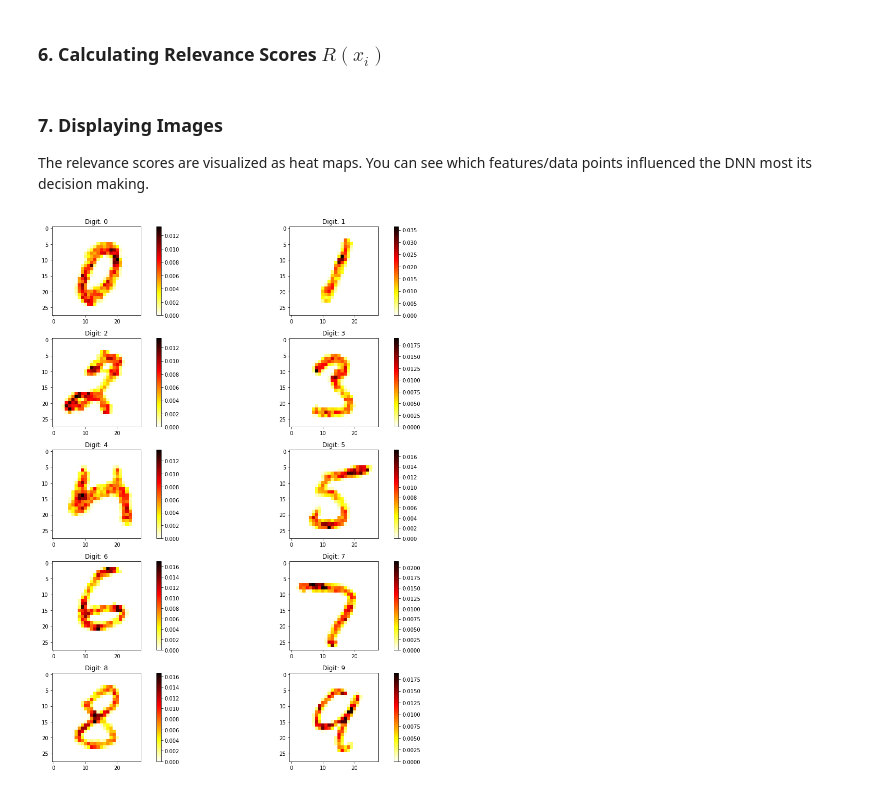
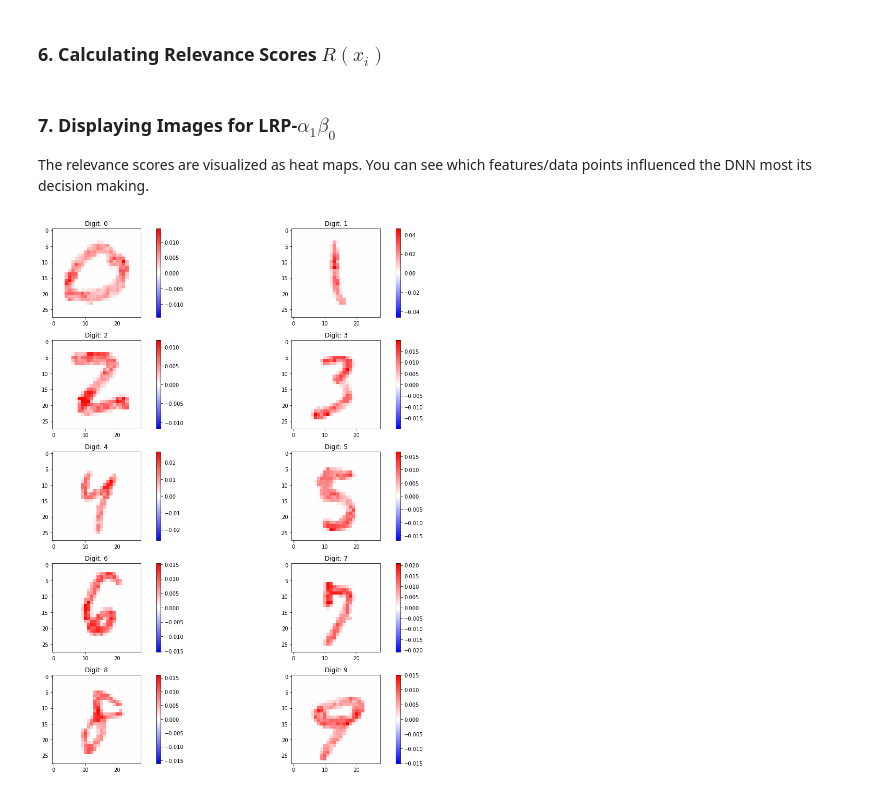
Before and after one commit to 1202kbs/Understanding-NN, a Jupyter notebook: 3.1 Layer-wise Relevance Propagation (2).ipynb, the cells around one changed output. Cells and saved outputs as stored; diff of their text form; code cells hidden in the pictures.

```diff
--- a/3.1 Layer-wise Relevance Propagation (2).ipynb
+++ b/3.1 Layer-wise Relevance Propagation (2).ipynb
@@ -138,43 +140,51 @@ pool_ksize = [1, 2, 2, 1]
 conv_strides = [1, 1, 1, 1]
 pool_strides = [1, 2, 2, 1]
 
-lrp = LRP(1, activations, weights, biases, conv_ksize, pool_ksize, conv_strides, pool_strides, 'LRP')
+weights.reverse()
+biases.reverse()
+activations.reverse()
 
-Rs = []
-for i in range(10):
-    Rs.append(lrp(i))
+# LRP-alpha1-beta0
+lrp10 = LRP(1, activations, weights, biases, conv_ksize, pool_ksize, conv_strides, pool_strides, 'LRP10')
+
+# LRP-alpha2-beta1
+lrp21 = LRP(2, activations, weights, biases, conv_ksize, pool_ksize, conv_strides, pool_strides, 'LRP21')
+
+Rs10 = [lrp10(i) for i in range(10)]
+Rs21 = [lrp21(i) for i in range(10)]
 # %% [markdown]
 ### 6. Calculating Relevance Scores $R(x_i)$
 # %%
-images = mnist.train.images
-labels = mnist.train.labels
-
 sample_imgs = []
 for i in range(10):
     sample_imgs.append(images[np.argmax(labels, axis=1) == i][3])
 
-imgs = []
+imgs10 = []
+imgs21 = []
 for i in range(10):
-    imgs.append(sess.run(Rs[i], feed_dict={X: sample_imgs[i][None,:]}))
+    imgs10.append(sess.run(Rs10[i], feed_dict={X: sample_imgs[i][None,:]}))
+    imgs21.append(sess.run(Rs21[i], feed_dict={X: sample_imgs[i][None,:]}))
 
 sess.close()
 # %% [markdown]
-### 7. Displaying Images
+### 7. Displaying Images for LRP-$\alpha_1 \beta_0$
 
 The relevance scores are visualized as heat maps. You can see which features/data points influenced the DNN most its decision making.
 # %%
 plt.figure(figsize=(15,15))
 for i in range(5):
     plt.subplot(5, 2, 2 * i + 1)
-    plt.imshow(np.reshape(imgs[2 * i], [28, 28]), cmap='hot_r')
+    vmin, vmax = pixel_range(imgs10[2 * i])
+    plt.imshow(np.reshape(imgs10[2 * i], [28, 28]), vmin=-vmax, vmax=vmax, cmap='bwr')
     plt.title('Digit: {}'.format(2 * i))
     plt.colorbar()
 
     plt.subplot(5, 2, 2 * i + 2)
-    plt.imshow(np.reshape(imgs[2 * i + 1], [28, 28]), cmap='hot_r')
+    vmin, vmax = pixel_range(imgs10[2 * i + 1])
+    plt.imshow(np.reshape(imgs10[2 * i + 1], [28, 28]), vmin=-vmax, vmax=vmax, cmap='bwr')
     plt.title('Digit: {}'.format(2 * i + 1))
     plt.colorbar()
 
 plt.tight_layout()
 # %% [output]
-[figure, old version]
+[figure, new version]
```
Also changed, not shown: parts of 4 cells of this notebook, 7 other files.
